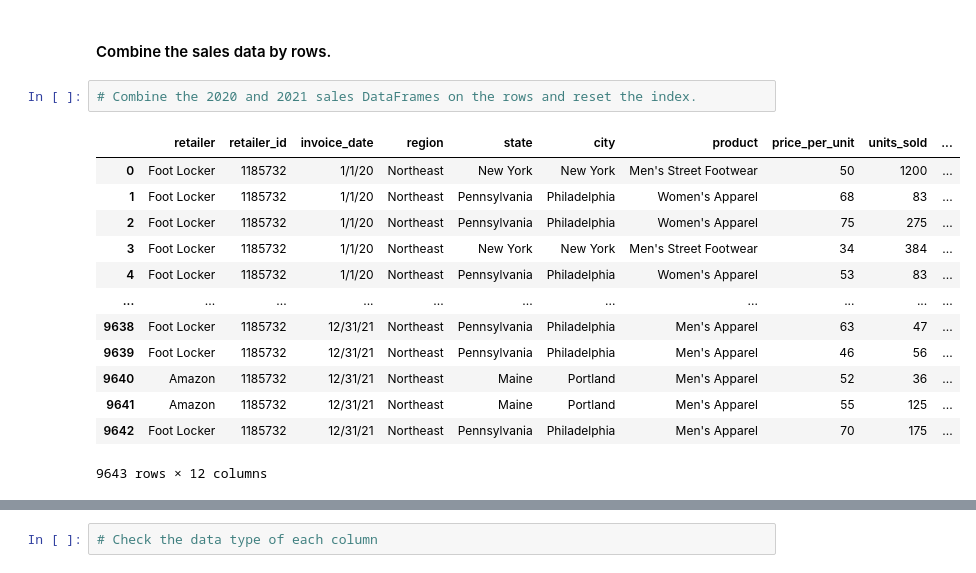
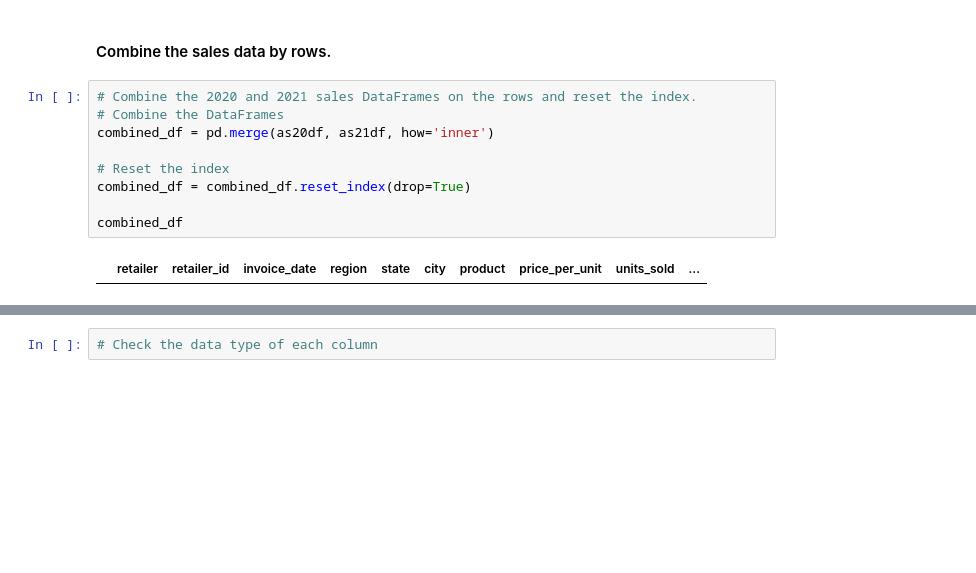
Before and after one commit to SikoticVinyl/athletic_sales_analysis, a Jupyter notebook: Starter_Code/athletic_sales_analysis.ipynb, the cells around one changed output, grey strips where cells are left out. Saved outputs shown, nothing was run; the diff lists cells and outputs as text; blank space fills up the shorter version.

Commit message:
trying to join via inner join.

```diff
--- a/Starter_Code/athletic_sales_analysis.ipynb
+++ b/Starter_Code/athletic_sales_analysis.ipynb
@@ -90,19 +90,14 @@ memory usage: 782.6+ KB
 #### Combine the sales data by rows.
 # %%
 # Combine the 2020 and 2021 sales DataFrames on the rows and reset the index.
+# Combine the DataFrames
+combined_df = pd.merge(as20df, as21df, how='inner')
+
+# Reset the index
+combined_df = combined_df.reset_index(drop=True)
+
+combined_df
 # %% [output]
 |  | retailer | retailer_id | invoice_date | region | state | city | product | price_per_unit | units_sold | ... |
-| 0 | Foot Locker | 1185732 | 1/1/20 | Northeast | New York | New York | Men's Street Footwear | 50 | 1200 | ... |
-| 1 | Foot Locker | 1185732 | 1/1/20 | Northeast | Pennsylvania | Philadelphia | Women's Apparel | 68 | 83 | ... |
-| 2 | Foot Locker | 1185732 | 1/1/20 | Northeast | Pennsylvania | Philadelphia | Women's Apparel | 75 | 275 | ... |
-| 3 | Foot Locker | 1185732 | 1/1/20 | Northeast | New York | New York | Men's Street Footwear | 34 | 384 | ... |
-| 4 | Foot Locker | 1185732 | 1/1/20 | Northeast | Pennsylvania | Philadelphia | Women's Apparel | 53 | 83 | ... |
-| ... | ... | ... | ... | ... | ... | ... | ... | ... | ... | ... |
-| 9638 | Foot Locker | 1185732 | 12/31/21 | Northeast | Pennsylvania | Philadelphia | Men's Apparel | 63 | 47 | ... |
-| 9639 | Foot Locker | 1185732 | 12/31/21 | Northeast | Pennsylvania | Philadelphia | Men's Apparel | 46 | 56 | ... |
-| 9640 | Amazon | 1185732 | 12/31/21 | Northeast | Maine | Portland | Men's Apparel | 52 | 36 | ... |
-| 9641 | Amazon | 1185732 | 12/31/21 | Northeast | Maine | Portland | Men's Apparel | 55 | 125 | ... |
-| 9642 | Foot Locker | 1185732 | 12/31/21 | Northeast | Pennsylvania | Philadelphia | Men's Apparel | 70 | 175 | ... |
-9643 rows × 12 columns
 # %%
 # Check if any values are null.
```
Also changed, not shown: parts of 1 cell of this notebook.
